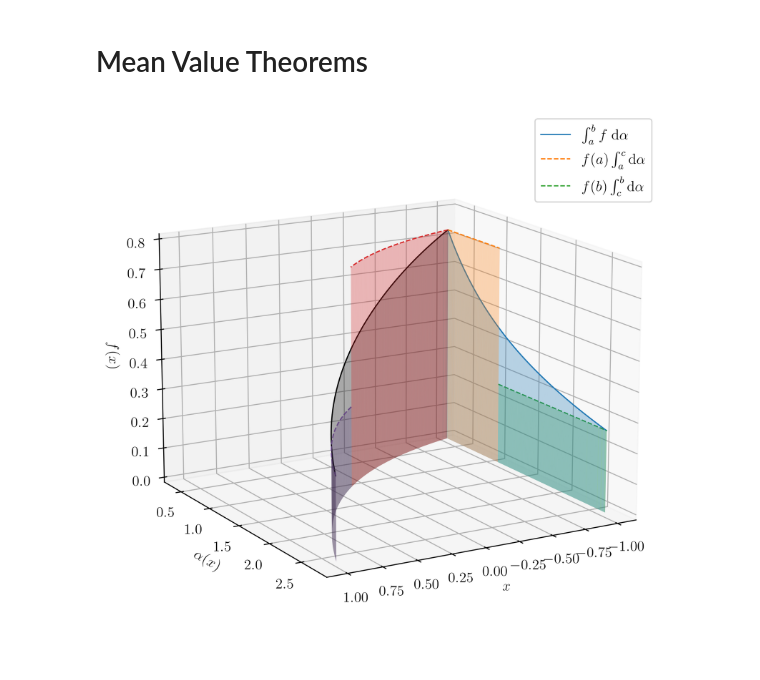
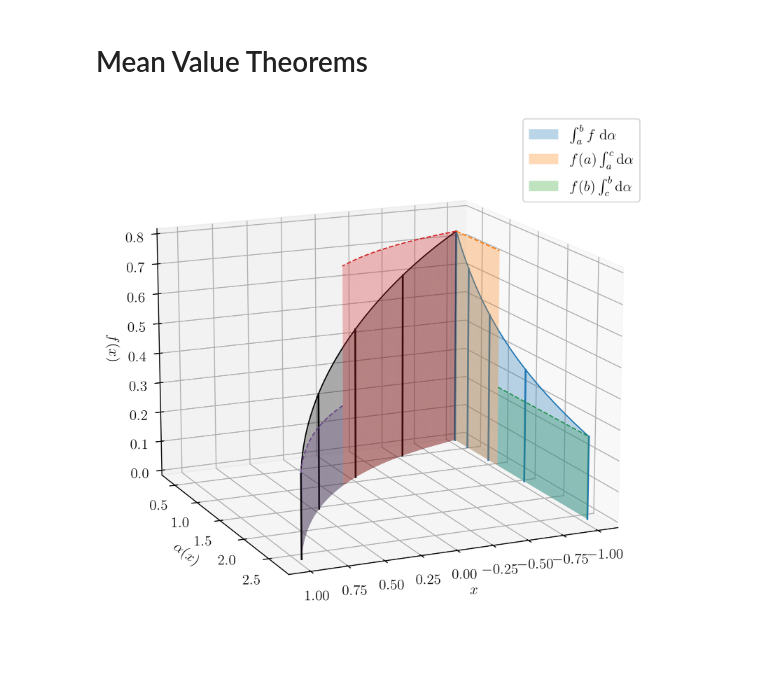
Before and after one commit to Isaac-Fate/mathematical-analysis, a Jupyter notebook: scripts/RiemannStieltjesIntegral/MeanValueTheorems.ipynb, the cells around one changed output. Cells and saved outputs as stored; diff of their text form; code cells hidden in the pictures.

```diff
--- a/scripts/RiemannStieltjesIntegral/MeanValueTheorems.ipynb
+++ b/scripts/RiemannStieltjesIntegral/MeanValueTheorems.ipynb
@@ -45,8 +45,7 @@ def plot_3d_line(
         x_data, y_data, z_data,
         linestyle=line_style,
         color=line_color,
-        linewidth=1,
-        label=label
+        linewidth=1
     )
 
     # fill the area between z and xy-palne
@@ -55,7 +54,7 @@ def plot_3d_line(
         *[x_data, y_data, np.zeros_like(x_data)],
         *[x_data, y_data, z_data ],
         mode=1,
-        c=fill_color,
+        color=fill_color,
         alpha=alpha
     )
 
@@ -73,6 +72,16 @@ def plot_3d_line(
                 linestyle=line_style,
                 color=line_color
             )
+
+    # make legend patch
+    legend_patch = Patch(
+        label=label,
+        facecolor=fill_color,
+        edgecolor=None,
+        alpha=alpha
+    )
+
+    return legend_patch
 # %%
 f = lambda x : 1 / (1 + exp(x))
 alpha = lambda x : exp(x)
@@ -89,10 +98,11 @@ plot_3d_line(
     z=f,
     ax=ax,
     line_color="k",
-    alpha=0.3
+    alpha=0.3,
+    num_stubs=5
 )
 
-plot_3d_line(
+p1 = plot_3d_line(
     param=x,
     x=lambda x : np.ones_like(x) * np.min(x),
     y=alpha,
@@ -100,7 +110,8 @@ plot_3d_line(
     ax=ax,
     line_color="C0",
     alpha=0.3,
-    label="$\int_a^b f \; \\mathrm{d} \\alpha$"
+    label="$\int_a^b f \; \\mathrm{d} \\alpha$",
+    num_stubs=5
 )
 
 c = log(2 / (exp(1) - 1))
@@ -127,7 +138,7 @@ plot_3d_line(
     alpha=0.3
 )
 
-plot_3d_line(
+p2 = plot_3d_line(
     param=x_sec1,
     x=lambda x : np.ones_like(x) * np.min(x),
     y=alpha,
@@ -135,34 +146,37 @@ plot_3d_line(
     ax=ax,
     line_color="C1",
     line_style="--",
     alpha=0.3,
     label="$f(a) \int_a^c \\mathrm{d} \\alpha$"
 )
 
-plot_3d_line(
+p3 = plot_3d_line(
     param=x_sec2,
     x=lambda x : np.ones_like(x) * np.min(x_sec1),
     y=alpha,
     z=lambda x : np.ones_like(x) * f(b),
     ax=ax,
     line_color="C2",
     line_style="--",
     alpha=0.3,
     label="$f(b) \int_c^b \\mathrm{d} \\alpha$"
 )
 
 ax.set_zlim(0, 0.8)
 ax.set_xlabel("$x$")
 ax.set_ylabel("$\\alpha(x)$")
 ax.set_zlabel("$f(x)$")
-ax.view_init(15, 60)
-ax.legend()
+ax.view_init(15, 66)
+
+# set up legend
+legend_elements = [p1, p2, p3]
+ax.legend(handles=legend_elements)
 
 plt.savefig(
     "../../tex/figures/ma-014.png",
     bbox_inches="tight",
     pad_inches=0
 )
 plt.show()
 # %% [output]
-[figure, old version]
+[figure, new version]
```
Also changed, not shown: parts of 1 cell of this notebook, 5 other files.
